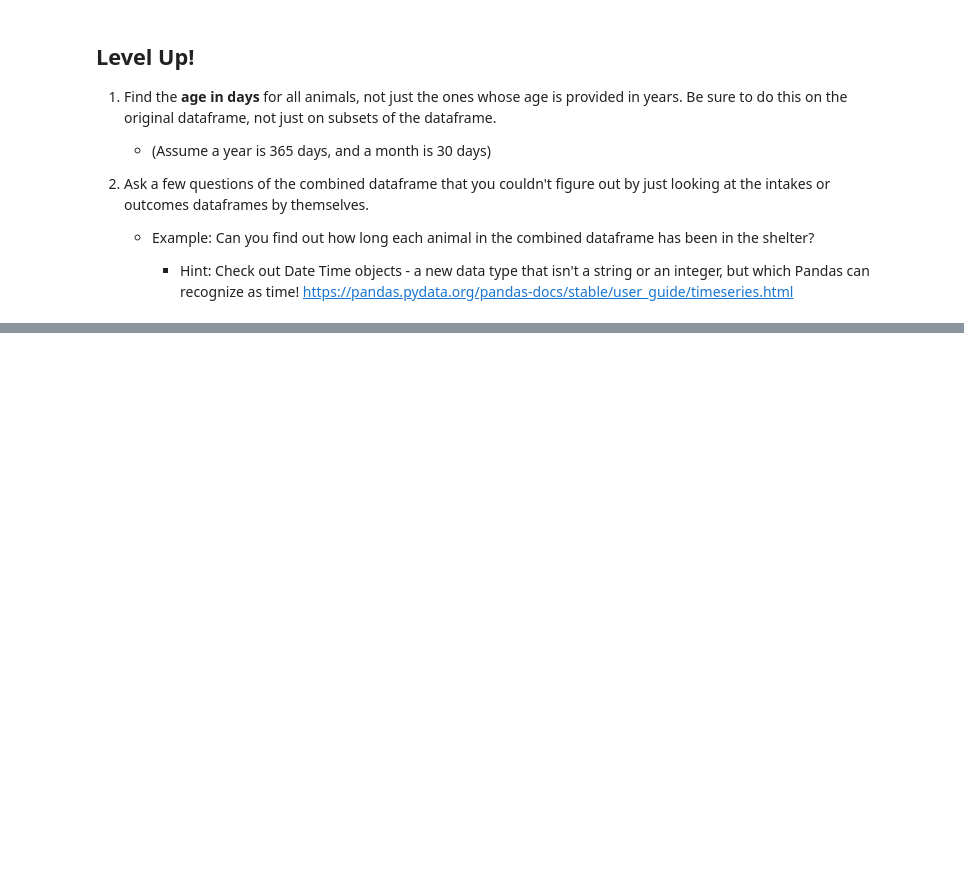
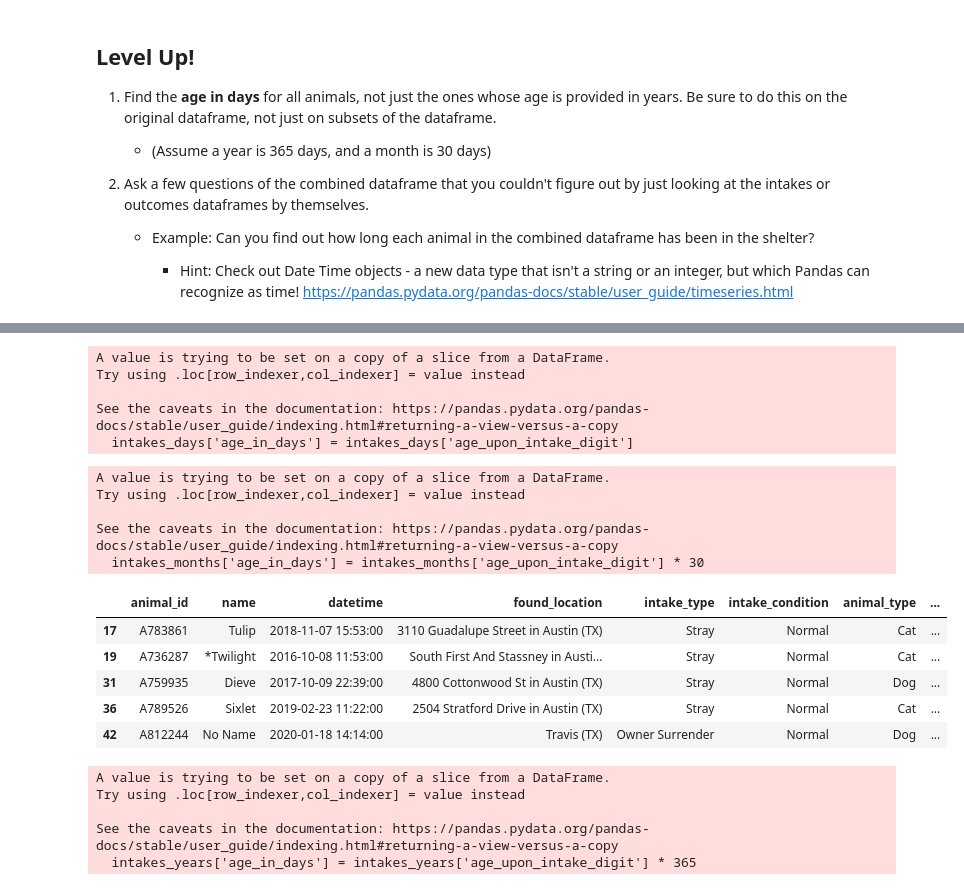
Before and after one commit to alexiskedo/Online-DS-PT-022221, a Jupyter notebook: Phase1/05-Pandas-Practice.ipynb, the cells around one changed output, grey strips where cells are left out. Saved outputs shown, nothing was run; the diff lists cells and outputs as text; code cells hidden in the pictures; blank space fills up the shorter version.

```diff
--- a/Phase1/05-Pandas-Practice.ipynb
+++ b/Phase1/05-Pandas-Practice.ipynb
@@ -414,0 +691,51 @@ Let's discuss - can anyone guess why I had us remove duplicates before this merg
+# %%
+intakes_days['age_in_days'] = intakes_days['age_upon_intake_digit']
+# %% [output]
+A value is trying to be set on a copy of a slice from a DataFrame.
+Try using .loc[row_indexer,col_indexer] = value instead
+
+See the caveats in the documentation: https://pandas.pydata.org/pandas-docs/stable/user_guide/indexing.html#returning-a-view-versus-a-copy
+  intakes_days['age_in_days'] = intakes_days['age_upon_intake_digit']
+# %%
+def contains_month(text):
+    bool_val = 'month' in text
+    return bool_val
+# %%
+intakes['in_months'] = intakes['age_upon_intake'].map(contains_month)
+# %%
+months_index = (intakes['in_months'] == True)
+# %%
+intakes_months = intakes[months_index]
+# %%
+intakes_months['age_in_days'] = intakes_months['age_upon_intake_digit'] * 30
+intakes_months.head()
+# %% [output]
+A value is trying to be set on a copy of a slice from a DataFrame.
+Try using .loc[row_indexer,col_indexer] = value instead
+
+See the caveats in the documentation: https://pandas.pydata.org/pandas-docs/stable/user_guide/indexing.html#returning-a-view-versus-a-copy
+  intakes_months['age_in_days'] = intakes_months['age_upon_intake_digit'] * 30
+|  | animal_id | name | datetime | found_location | intake_type | intake_condition | animal_type | ... |
+| 17 | A783861 | Tulip | 2018-11-07 15:53:00 | 3110 Guadalupe Street in Austin (TX) | Stray | Normal | Cat | ... |
+| 19 | A736287 | *Twilight | 2016-10-08 11:53:00 | South First And Stassney in Austi... | Stray | Normal | Cat | ... |
+| 31 | A759935 | Dieve | 2017-10-09 22:39:00 | 4800 Cottonwood St in Austin (TX) | Stray | Normal | Dog | ... |
+| 36 | A789526 | Sixlet | 2019-02-23 11:22:00 | 2504 Stratford Drive in Austin (TX) | Stray | Normal | Cat | ... |
+| 42 | A812244 | No Name | 2020-01-18 14:14:00 | Travis (TX) | Owner Surrender | Normal | Dog | ... |
+# %%
+def contains_year(text):
+    bool_val = 'year' in text
+    return bool_val
+
+intakes['in_years'] = intakes['age_upon_intake'].map(contains_year)
+
+years_index = (intakes['in_years'] == True)
+
+intakes_years = intakes[years_index]
+
+intakes_years['age_in_days'] = intakes_years['age_upon_intake_digit'] * 365
+# %% [output]
+A value is trying to be set on a copy of a slice from a DataFrame.
+Try using .loc[row_indexer,col_indexer] = value instead
+
+See the caveats in the documentation: https://pandas.pydata.org/pandas-docs/stable/user_guide/indexing.html#returning-a-view-versus-a-copy
+  intakes_years['age_in_days'] = intakes_years['age_upon_intake_digit'] * 365
```
Also changed, not shown: parts of 51 cells of this notebook.
